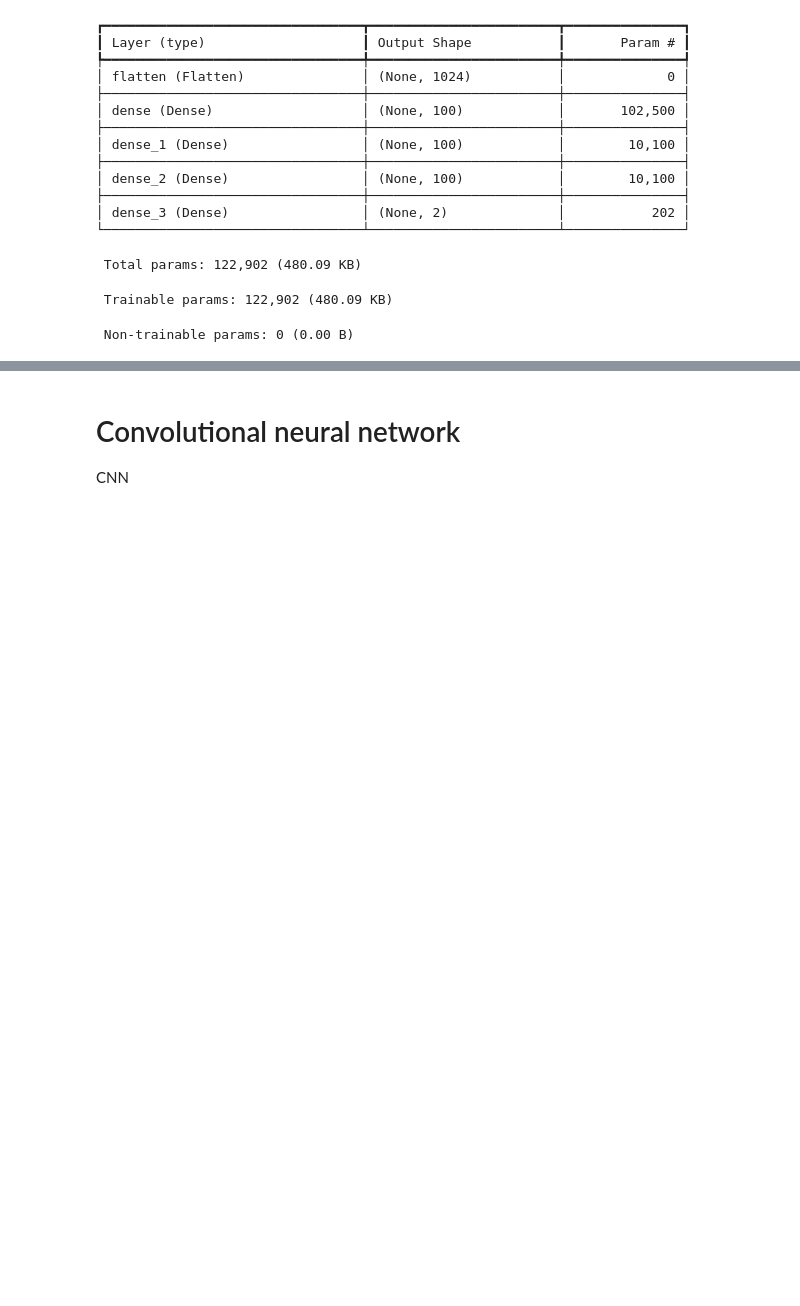
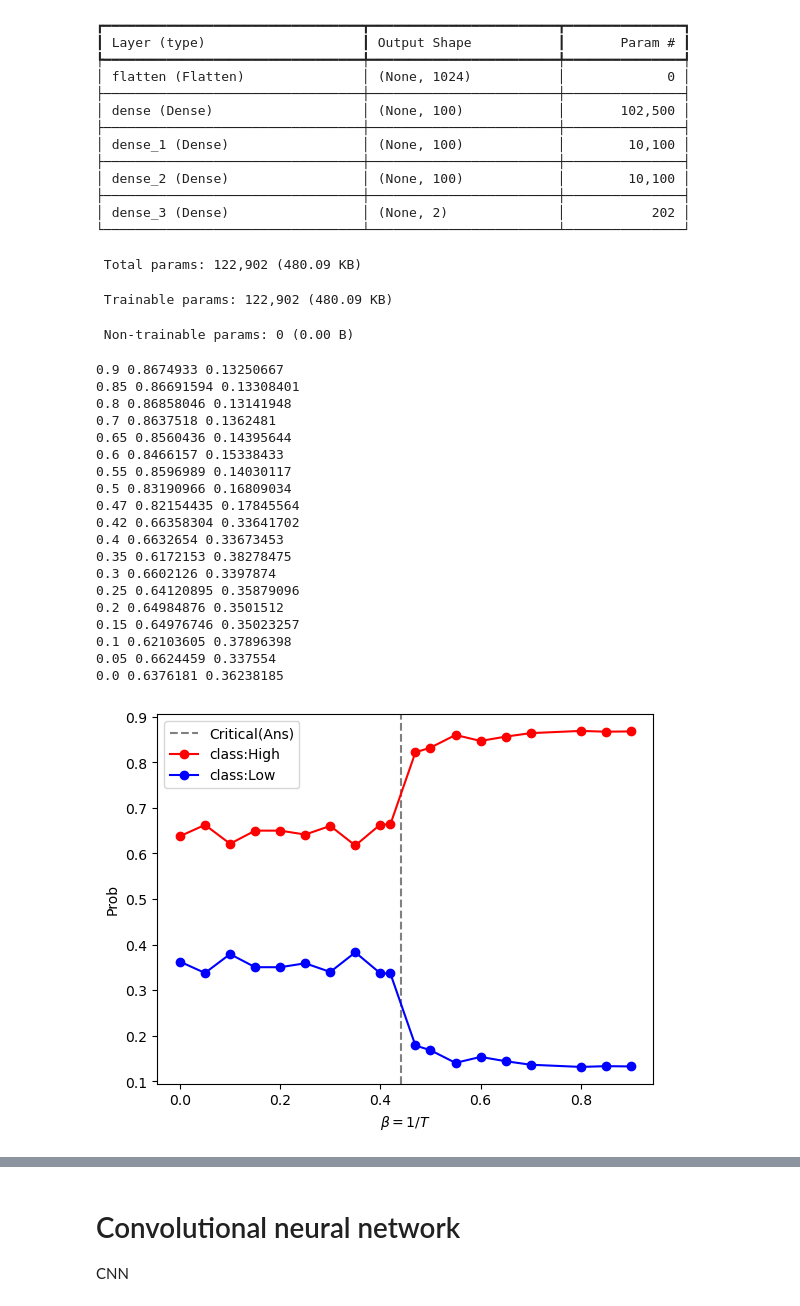
Before and after one commit to kyphys-creator/ML, a Jupyter notebook: ising_pt_detection.ipynb, the cells around one changed output, grey strips where cells are left out. Saved outputs shown, nothing was run; the diff lists cells and outputs as text; code cells hidden in the pictures; blank space fills up the shorter version.

```diff
--- a/ising_pt_detection.ipynb
+++ b/ising_pt_detection.ipynb
@@ -307,6 +272,50 @@ Model: "sequential"
 model_FC.compile(optimizer = keras.optimizers.Adam(learning_rate = 1e-3),
               loss='categorical_crossentropy',
               metrics=['accuracy'])
+# %%
+xs=[]
+y1s=[]
+y2s=[]
+Ndatamax = 950
+Nsameclass = 50
+for ii in range(0,Ndatamax,Nsameclass):
+  res = model_FC(val_data[ii:ii+Nsameclass])
+  x = val_betas[ii]
+  y1= np.mean(res.numpy().T[0] )
+  y2=np.mean(res.numpy().T[1] )
+  xs.append( x)
+  y1s.append( y1 )
+  y2s.append( y2 )
+  print(x,y1,y2)
+plt.axvline(x=0.440686, ymin=0, ymax=1, ls="dashed",color="gray",label="Critical(Ans)")
+plt.plot(xs,y1s,label="class:High",marker="o",color="red")
+plt.plot(xs,y2s,label="class:Low",marker="o",color="blue")
+plt.legend()
+plt.xlabel(r"$\beta=1/T$")
+plt.ylabel(r"Prob")
+plt.savefig('figures/beforeTraining.pdf')
+plt.show()
+# %% [output]
+0.9 0.8674933 0.13250667
+0.85 0.86691594 0.13308401
+0.8 0.86858046 0.13141948
+0.7 0.8637518 0.1362481
+0.65 0.8560436 0.14395644
+0.6 0.8466157 0.15338433
+0.55 0.8596989 0.14030117
+0.5 0.83190966 0.16809034
+0.47 0.82154435 0.17845564
+0.42 0.66358304 0.33641702
+0.4 0.6632654 0.33673453
+0.35 0.6172153 0.38278475
+0.3 0.6602126 0.3397874
+0.25 0.64120895 0.35879096
+0.2 0.64984876 0.3501512
+0.15 0.64976746 0.35023257
+0.1 0.62103605 0.37896398
+0.05 0.6624459 0.337554
+0.0 0.6376181 0.36238185
+[figure, added]
 # %%
 model_FC.fit(train_data, train_labels, epochs=100)
 # %% [output]
```
Also changed, not shown: parts of 12 cells of this notebook, 24 other files.
